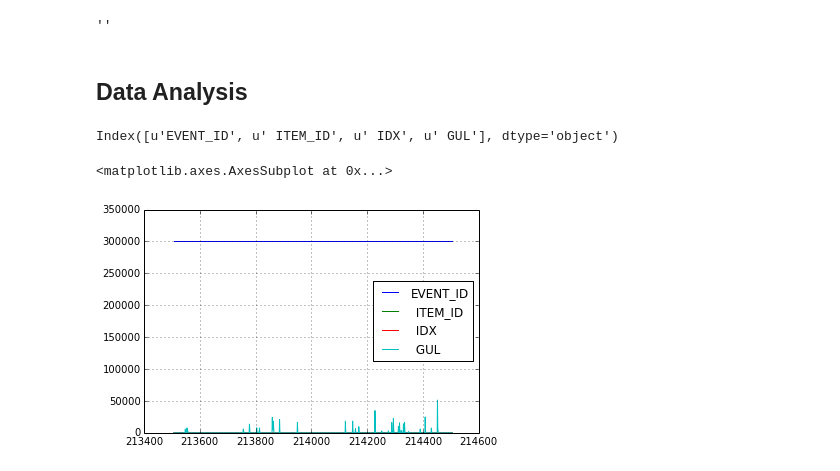
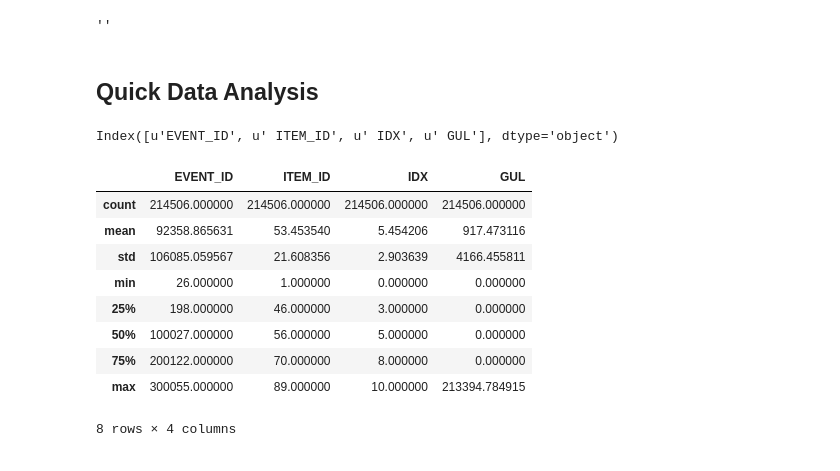
Before and after one commit to sushv/spittalpond, a Jupyter notebook: toymodel.ipynb, the cells around one changed output. Drawn from its saved outputs; the diff is of its cells as text; code cells hidden in the pictures.

Commit message:
Added some quick analysis to the toy model.

```diff
--- a/toymodel.ipynb
+++ b/toymodel.ipynb
@@ -137,6 +137,6 @@ Loaded model
 Loaded model
 ''
 # %% [markdown]
-## Data Analysis
+## Quick Data Analysis
 # %%
 import pandas
@@ -145,8 +146,16 @@ df = pandas.read_csv("/var/www/oasis/Pub_GUL_2.csv")
 df.columns
 # %% [output]
 Index([u'EVENT_ID', u' ITEM_ID', u' IDX', u' GUL'], dtype='object')
-# %%
-df.tail(1000).plot()
-# %% [output]
-<matplotlib.axes.AxesSubplot at 0x...>
-[figure, removed]
+# %%
+df.describe()
+# %% [output]
+|  | EVENT_ID | ITEM_ID | IDX | GUL |
+| count | 214506.000000 | 214506.000000 | 214506.000000 | 214506.000000 |
+| mean | 92358.865631 | 53.453540 | 5.454206 | 917.473116 |
+| std | 106085.059567 | 21.608356 | 2.903639 | 4166.455811 |
+| min | 26.000000 | 1.000000 | 0.000000 | 0.000000 |
+| 25% | 198.000000 | 46.000000 | 3.000000 | 0.000000 |
+| 50% | 100027.000000 | 56.000000 | 5.000000 | 0.000000 |
+| 75% | 200122.000000 | 70.000000 | 8.000000 | 0.000000 |
+| max | 300055.000000 | 89.000000 | 10.000000 | 213394.784915 |
+8 rows × 4 columns
```
Also changed, not shown: parts of 6 cells of this notebook.
